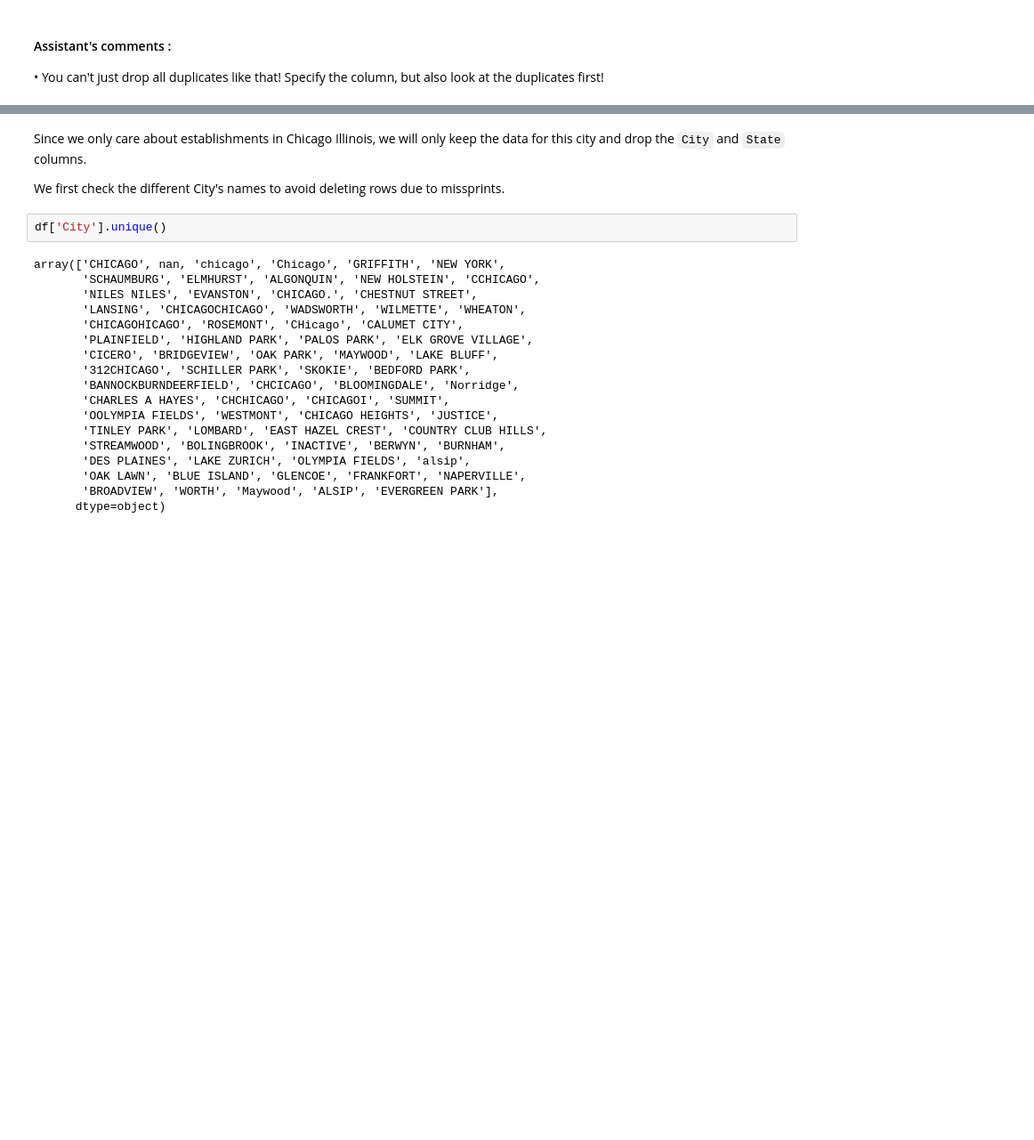
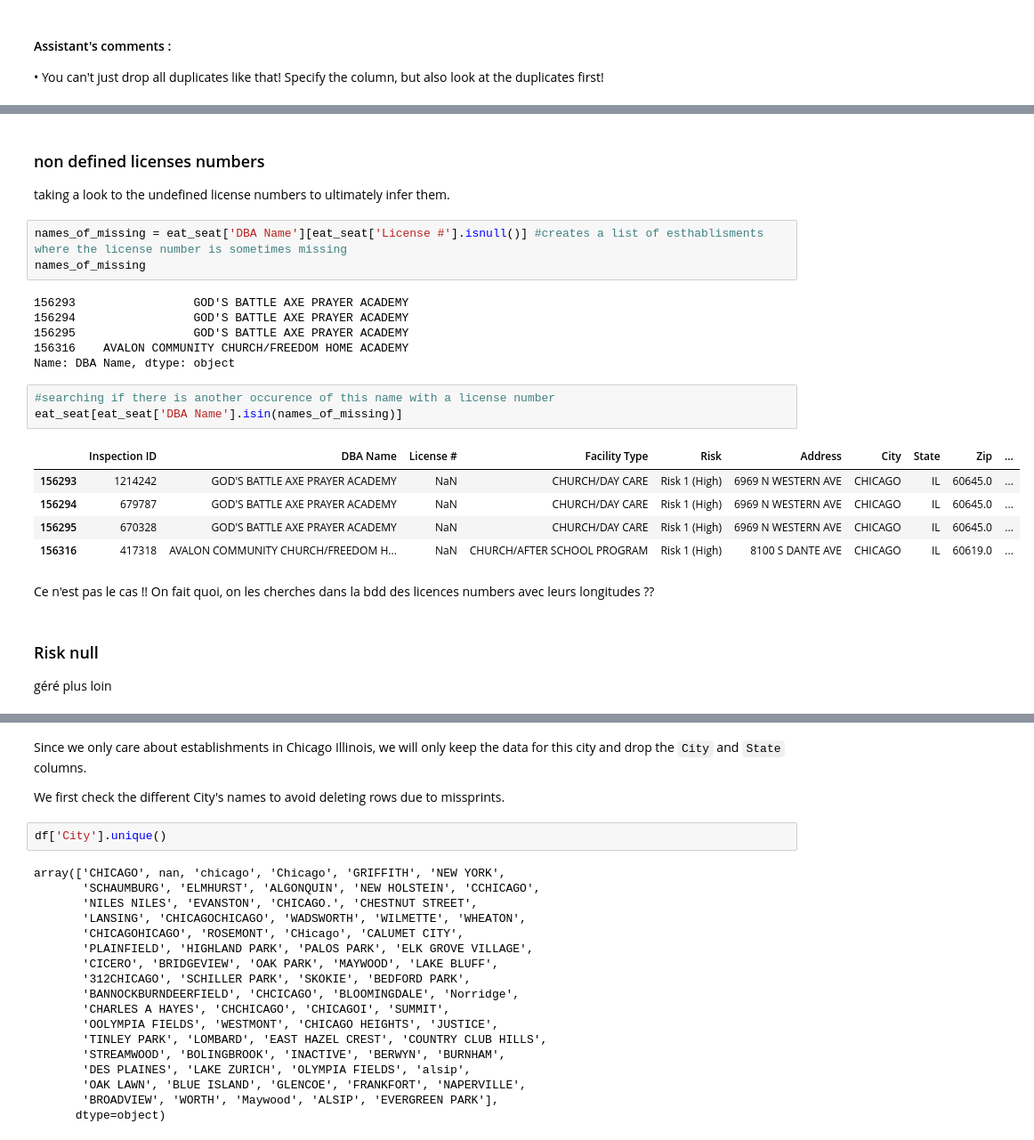
Before and after one commit to clairebilat/ada-2019-project-lost-and-found, a Jupyter notebook: Milestone-2.ipynb, the cells around one changed output, grey strips where cells are left out. Shown at 89% size. Saved outputs shown, nothing was run; the diff lists cells and outputs as text; blank space fills up the shorter version.

```diff
--- a/Milestone-2.ipynb
+++ b/Milestone-2.ipynb
@@ -183,0 +245,27 @@ eat_seat.head(2)
+# %% [markdown]
+### non defined licenses numbers
+
+taking a look to the undefined license numbers to ultimately infer them.
+# %%
+names_of_missing = eat_seat['DBA Name'][eat_seat['License #'].isnull()] #creates a list of esthablisments where the license number is sometimes missing
+names_of_missing
+# %% [output]
+156293                 GOD'S BATTLE AXE PRAYER ACADEMY
+156294                 GOD'S BATTLE AXE PRAYER ACADEMY
+156295                 GOD'S BATTLE AXE PRAYER ACADEMY
+156316    AVALON COMMUNITY CHURCH/FREEDOM HOME ACADEMY
+Name: DBA Name, dtype: object
+# %%
+#searching if there is another occurence of this name with a license number
+eat_seat[eat_seat['DBA Name'].isin(names_of_missing)]
+# %% [output]
+|  | Inspection ID | DBA Name | License # | Facility Type | Risk | Address | City | State | Zip | ... |
+| 156293 | 1214242 | GOD'S BATTLE AXE PRAYER ACADEMY | NaN | CHURCH/DAY CARE | Risk 1 (High) | 6969 N WESTERN AVE | CHICAGO | IL | 60645.0 | ... |
+| 156294 | 679787 | GOD'S BATTLE AXE PRAYER ACADEMY | NaN | CHURCH/DAY CARE | Risk 1 (High) | 6969 N WESTERN AVE | CHICAGO | IL | 60645.0 | ... |
+| 156295 | 670328 | GOD'S BATTLE AXE PRAYER ACADEMY | NaN | CHURCH/DAY CARE | Risk 1 (High) | 6969 N WESTERN AVE | CHICAGO | IL | 60645.0 | ... |
+| 156316 | 417318 | AVALON COMMUNITY CHURCH/FREEDOM H... | NaN | CHURCH/AFTER SCHOOL PROGRAM | Risk 1 (High) | 8100 S DANTE AVE | CHICAGO | IL | 60619.0 | ... |
+# %% [markdown]
+Ce n'est pas le cas !! On fait quoi, on les cherches dans la bdd des licences numbers avec leurs longitudes ??
+# %% [markdown]
+### Risk null
+géré plus loin
```
Also changed, not shown: parts of 20 cells of this notebook.
